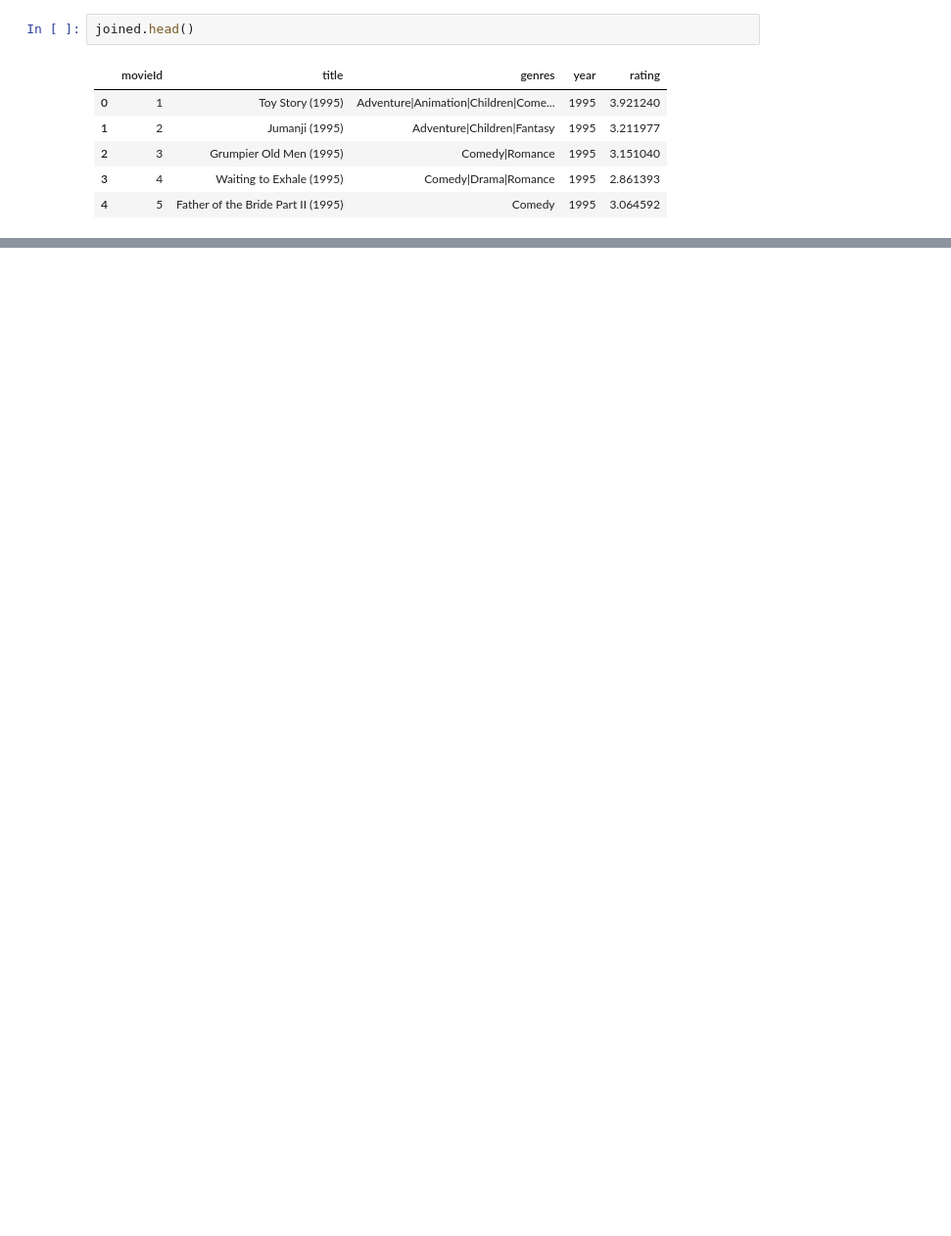
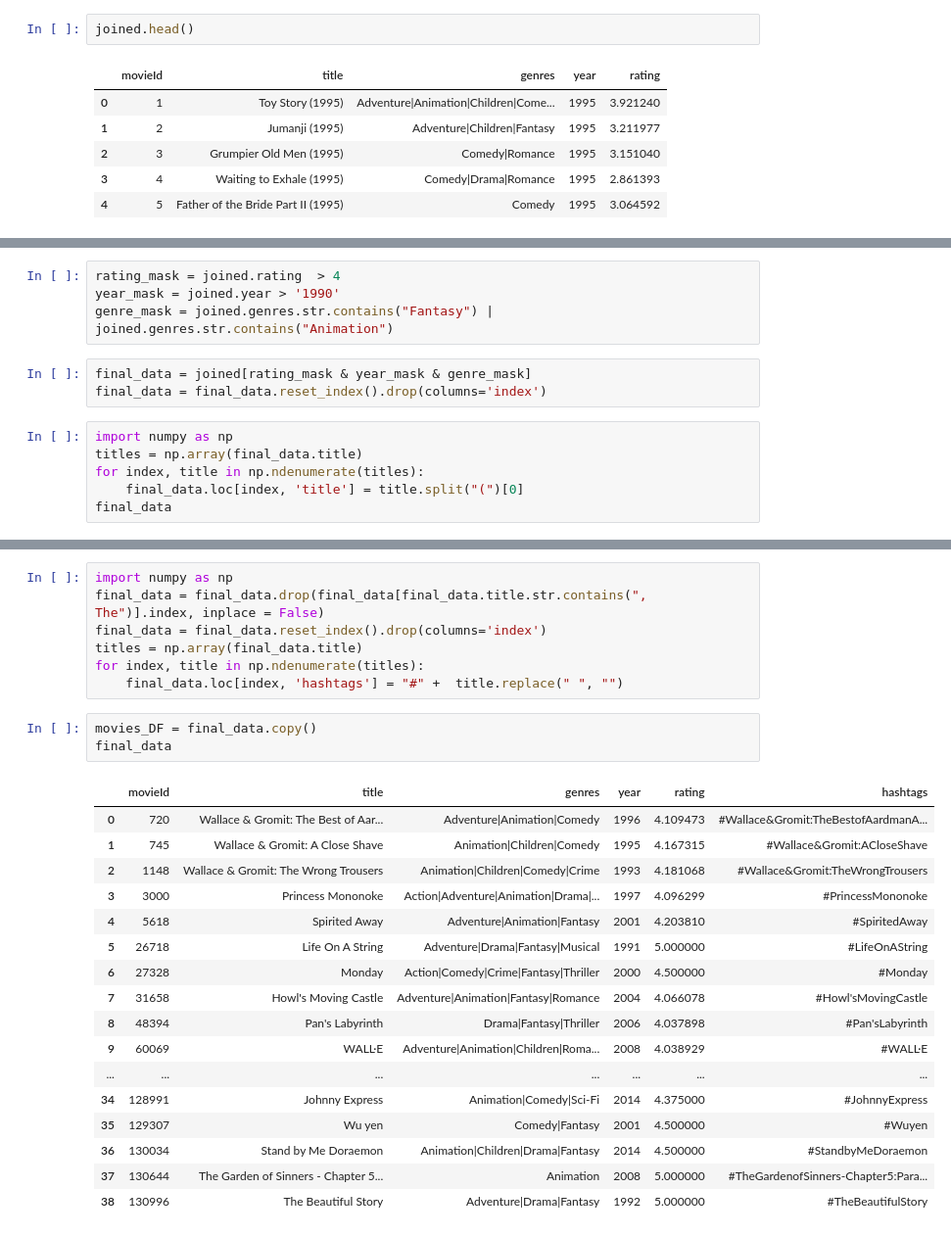
Before and after one commit to robertcox324/3horsemenoftheapocalypse, a Jupyter notebook: Movie Data Analysis.ipynb, the cells around one changed output, grey strips where cells are left out. Shown at 98% size. Drawn from its saved outputs; the diff is of its cells as text; blank space fills up the shorter version.

```diff
--- a/Movie Data Analysis.ipynb
+++ b/Movie Data Analysis.ipynb
@@ -950,0 +269,13 @@ pd.read_sql_query('select movies.title, movies.rating, twitter.hashtag, twitter.
+# %%
+rating_mask = joined.rating  > 4
+year_mask = joined.year > '1990'
+genre_mask = joined.genres.str.contains("Fantasy") | joined.genres.str.contains("Animation")
+# %%
+final_data = joined[rating_mask & year_mask & genre_mask]
+final_data = final_data.reset_index().drop(columns='index')
+# %%
+import numpy as np
+titles = np.array(final_data.title)
+for index, title in np.ndenumerate(titles):
+    final_data.loc[index, 'title'] = title.split("(")[0]
+final_data
@@ -950,0 +300,28 @@ pd.read_sql_query('select movies.title, movies.rating, twitter.hashtag, twitter.
+# %%
+import numpy as np
+final_data = final_data.drop(final_data[final_data.title.str.contains(", The")].index, inplace = False)
+final_data = final_data.reset_index().drop(columns='index')
+titles = np.array(final_data.title)
+for index, title in np.ndenumerate(titles):
+    final_data.loc[index, 'hashtags'] = "#" +  title.replace(" ", "")
+# %%
+movies_DF = final_data.copy()
+final_data
+# %% [output]
+|  | movieId | title | genres | year | rating | hashtags |
+| 0 | 720 | Wallace & Gromit: The Best of Aar... | Adventure|Animation|Comedy | 1996 | 4.109473 | #Wallace&Gromit:TheBestofAardmanA... |
+| 1 | 745 | Wallace & Gromit: A Close Shave | Animation|Children|Comedy | 1995 | 4.167315 | #Wallace&Gromit:ACloseShave |
+| 2 | 1148 | Wallace & Gromit: The Wrong Trousers | Animation|Children|Comedy|Crime | 1993 | 4.181068 | #Wallace&Gromit:TheWrongTrousers |
+| 3 | 3000 | Princess Mononoke | Action|Adventure|Animation|Drama|... | 1997 | 4.096299 | #PrincessMononoke |
+| 4 | 5618 | Spirited Away | Adventure|Animation|Fantasy | 2001 | 4.203810 | #SpiritedAway |
+| 5 | 26718 | Life On A String | Adventure|Drama|Fantasy|Musical | 1991 | 5.000000 | #LifeOnAString |
+| 6 | 27328 | Monday | Action|Comedy|Crime|Fantasy|Thriller | 2000 | 4.500000 | #Monday |
+| 7 | 31658 | Howl's Moving Castle | Adventure|Animation|Fantasy|Romance | 2004 | 4.066078 | #Howl'sMovingCastle |
+| 8 | 48394 | Pan's Labyrinth | Drama|Fantasy|Thriller | 2006 | 4.037898 | #Pan'sLabyrinth |
+| 9 | 60069 | WALL·E | Adventure|Animation|Children|Roma... | 2008 | 4.038929 | #WALL·E |
+| ... | ... | ... | ... | ... | ... | ... |
+| 34 | 128991 | Johnny Express | Animation|Comedy|Sci-Fi | 2014 | 4.375000 | #JohnnyExpress |
+| 35 | 129307 | Wu yen | Comedy|Fantasy | 2001 | 4.500000 | #Wuyen |
+| 36 | 130034 | Stand by Me Doraemon | Animation|Children|Drama|Fantasy | 2014 | 4.500000 | #StandbyMeDoraemon |
+| 37 | 130644 | The Garden of Sinners - Chapter 5... | Animation | 2008 | 5.000000 | #TheGardenofSinners-Chapter5:Para... |
+| 38 | 130996 | The Beautiful Story | Adventure|Drama|Fantasy | 1992 | 5.000000 | #TheBeautifulStory |
```
Also changed, not shown: parts of 127 cells of this notebook, 2 other files.
